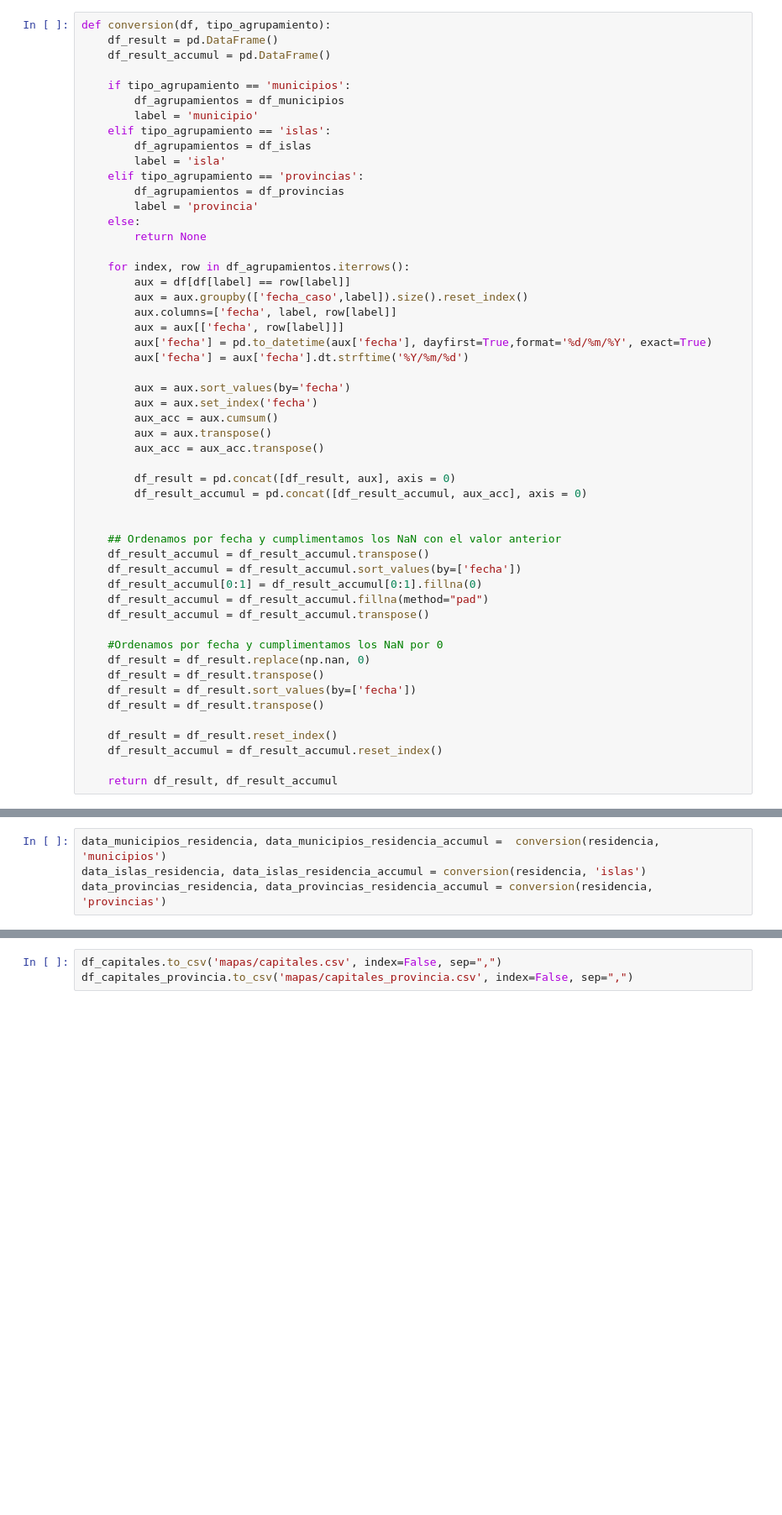
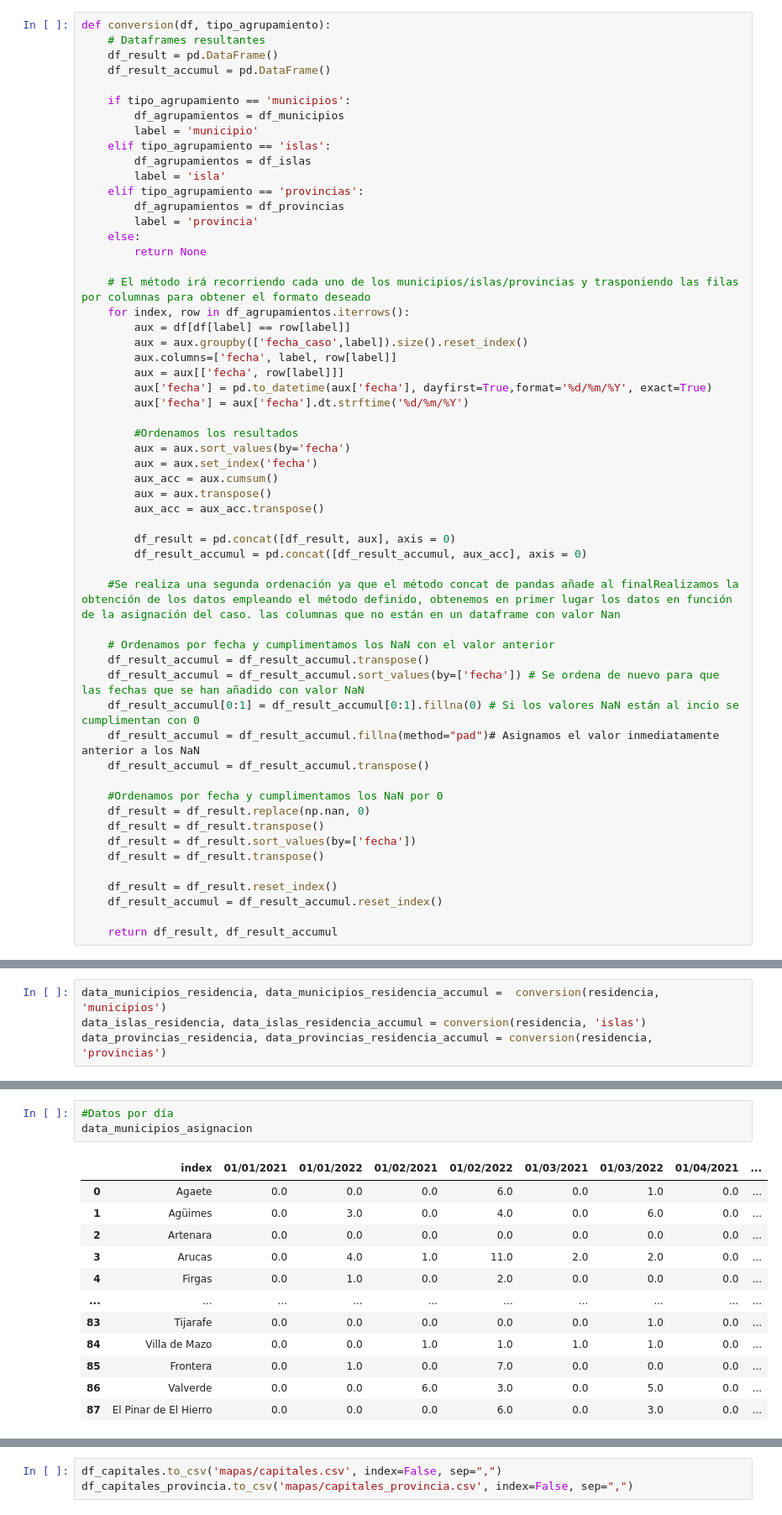
Before and after one commit to jalonsouoc/Practica2-Visualizacion-de-datos, a Jupyter notebook: practica2_visualizacion_datos.ipynb, the cells around one changed output, grey strips where cells are left out. Shown at 84% size. Saved outputs shown, nothing was run; the diff lists cells and outputs as text; blank space fills up the shorter version.

```diff
--- a/practica2_visualizacion_datos.ipynb
+++ b/practica2_visualizacion_datos.ipynb
@@ -127,5 +209,6 @@ df_capitales_provincia = df_capitales_provincia[['municipio','isla', 'provincia'
 # %%
 def conversion(df, tipo_agrupamiento):
+    # Dataframes resultantes
     df_result = pd.DataFrame()
     df_result_accumul = pd.DataFrame()
 
@@ -141,14 +224,16 @@ def conversion(df, tipo_agrupamiento):
     else:
         return None
 
+    # El método irá recorriendo cada uno de los municipios/islas/provincias y trasponiendo las filas por columnas para obtener el formato deseado
     for index, row in df_agrupamientos.iterrows():
         aux = df[df[label] == row[label]]
         aux = aux.groupby(['fecha_caso',label]).size().reset_index()
         aux.columns=['fecha', label, row[label]]
         aux = aux[['fecha', row[label]]]
         aux['fecha'] = pd.to_datetime(aux['fecha'], dayfirst=True,format='%d/%m/%Y', exact=True)
-        aux['fecha'] = aux['fecha'].dt.strftime('%Y/%m/%d')
+        aux['fecha'] = aux['fecha'].dt.strftime('%d/%m/%Y')
 
+        #Ordenamos los resultados
         aux = aux.sort_values(by='fecha')
         aux = aux.set_index('fecha')
         aux_acc = aux.cumsum()
@@ -158,12 +243,13 @@ def conversion(df, tipo_agrupamiento):
         df_result = pd.concat([df_result, aux], axis = 0)
         df_result_accumul = pd.concat([df_result_accumul, aux_acc], axis = 0)
 
+    #Se realiza una segunda ordenación ya que el método concat de pandas añade al finalRealizamos la obtención de los datos empleando el método definido, obtenemos en primer lugar los datos en función de la asignación del caso. las columnas que no están en un dataframe con valor Nan
 
-    ## Ordenamos por fecha y cumplimentamos los NaN con el valor anterior
+    # Ordenamos por fecha y cumplimentamos los NaN con el valor anterior
     df_result_accumul = df_result_accumul.transpose()
-    df_result_accumul = df_result_accumul.sort_values(by=['fecha'])
-    df_result_accumul[0:1] = df_result_accumul[0:1].fillna(0)
-    df_result_accumul = df_result_accumul.fillna(method="pad")
+    df_result_accumul = df_result_accumul.sort_values(by=['fecha']) # Se ordena de nuevo para que las fechas que se han añadido con valor NaN
+    df_result_accumul[0:1] = df_result_accumul[0:1].fillna(0) # Si los valores NaN están al incio se cumplimentan con 0
+    df_result_accumul = df_result_accumul.fillna(method="pad")# Asignamos el valor inmediatamente anterior a los NaN
     df_result_accumul = df_result_accumul.transpose()
 
     #Ordenamos por fecha y cumplimentamos los NaN por 0
@@ -194,0 +289,16 @@ data_municipios_residencia_accumul = data_municipios_residencia_accumul.merge(mu
+# %%
+#Datos por día
+data_municipios_asignacion
+# %% [output]
+|  | index | 01/01/2021 | 01/01/2022 | 01/02/2021 | 01/02/2022 | 01/03/2021 | 01/03/2022 | 01/04/2021 | ... |
+| 0 | Agaete | 0.0 | 0.0 | 0.0 | 6.0 | 0.0 | 1.0 | 0.0 | ... |
+| 1 | Agüimes | 0.0 | 3.0 | 0.0 | 4.0 | 0.0 | 6.0 | 0.0 | ... |
+| 2 | Artenara | 0.0 | 0.0 | 0.0 | 0.0 | 0.0 | 0.0 | 0.0 | ... |
+| 3 | Arucas | 0.0 | 4.0 | 1.0 | 11.0 | 2.0 | 2.0 | 0.0 | ... |
+| 4 | Firgas | 0.0 | 1.0 | 0.0 | 2.0 | 0.0 | 0.0 | 0.0 | ... |
+| ... | ... | ... | ... | ... | ... | ... | ... | ... | ... |
+| 83 | Tijarafe | 0.0 | 0.0 | 0.0 | 0.0 | 0.0 | 1.0 | 0.0 | ... |
+| 84 | Villa de Mazo | 0.0 | 0.0 | 1.0 | 1.0 | 1.0 | 1.0 | 0.0 | ... |
+| 85 | Frontera | 0.0 | 1.0 | 0.0 | 7.0 | 0.0 | 0.0 | 0.0 | ... |
+| 86 | Valverde | 0.0 | 0.0 | 6.0 | 3.0 | 0.0 | 5.0 | 0.0 | ... |
+| 87 | El Pinar de El Hierro | 0.0 | 0.0 | 0.0 | 6.0 | 0.0 | 3.0 | 0.0 | ... |
```
Also changed, not shown: parts of 54 cells of this notebook, 25 other files.
